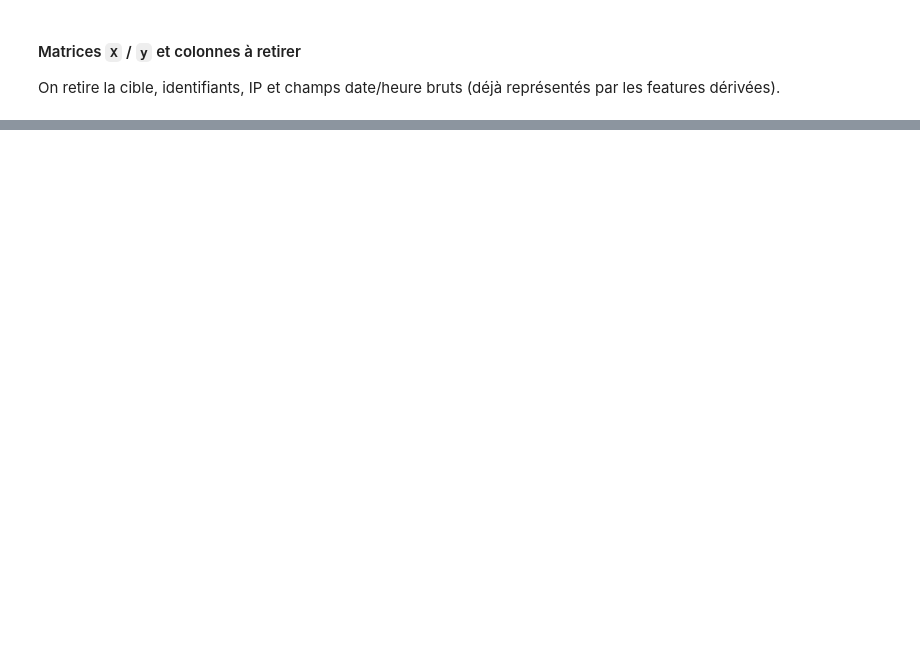
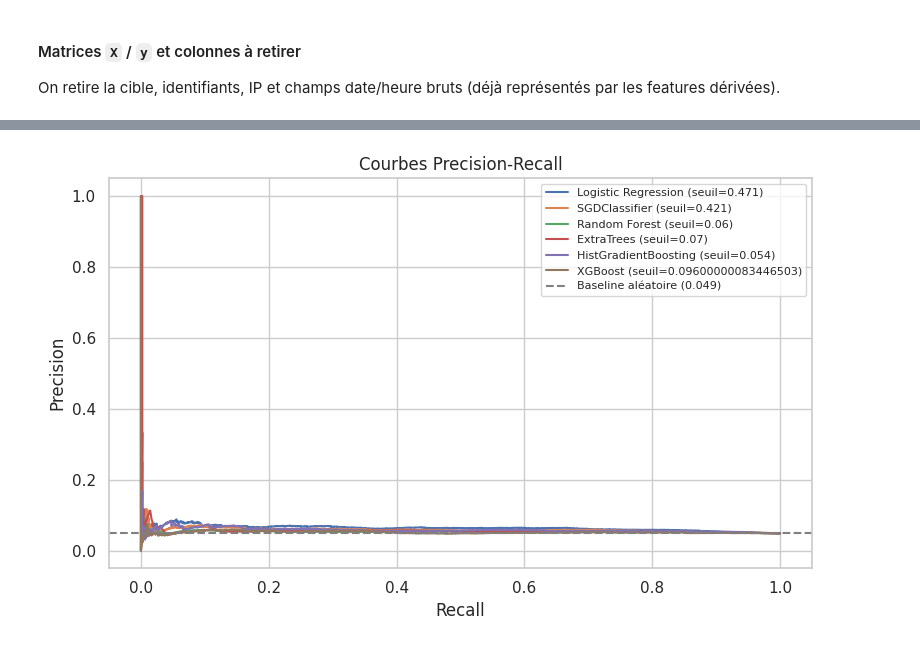
Before and after one commit to Djerade/bank-fraud-detection, a Jupyter notebook: notebooks/exploration.ipynb, the cells around one changed output, grey strips where cells are left out. Cells and saved outputs as stored; diff of their text form; code cells hidden in the pictures; blank space fills up the shorter version.

```diff
--- a/notebooks/exploration.ipynb
+++ b/notebooks/exploration.ipynb
@@ -2206,0 +1090,11 @@ Ce tableau résume l'impact du cycle de mise à jour et **valide la nécessité
+# %%
+# Classement agrégé : moyenne du rang sur les 3 modèles
+ranks = pd.DataFrame()
+for name, model in tree_models.items():
+    imp = pd.Series(model.feature_importances_, index=feat_names)
+    ranks[name] = imp.rank(ascending=False)
+
+ranks["rang_moyen"] = ranks.mean(axis=1)
+top_features = ranks.sort_values("rang_moyen").head(15)
+print("Top 15 features les plus importantes (rang agrégé) :")
+print(top_features[["rang_moyen"]].round(1).to_string())
@@ -2206,0 +1166,19 @@ Ce tableau résume l'impact du cycle de mise à jour et **valide la nécessité
+# %%
+fig, ax = plt.subplots(figsize=(8, 5))
+
+for name, model in models.items():
+    y_proba = model.predict_proba(X_test_enc)[:, 1]
+    prec, rec, _ = precision_recall_curve(y_test, y_proba)
+    ax.plot(rec, prec, label=f"{name} (seuil={best_thresholds[name]})")
+
+baseline = (y_test == 1).mean()
+ax.axhline(baseline, linestyle="--", color="gray", label=f"Baseline aléatoire ({baseline:.3f})")
+ax.set_xlabel("Recall")
+ax.set_ylabel("Precision")
+ax.set_title("Courbes Precision-Recall")
+ax.legend(fontsize=8)
+plt.tight_layout()
+plt.savefig("precision_recall_curves.png", dpi=120, bbox_inches="tight")
+plt.show()
+# %% [output]
+[figure, added]
```
Also changed, not shown: parts of 96 cells of this notebook, 31 other files.
